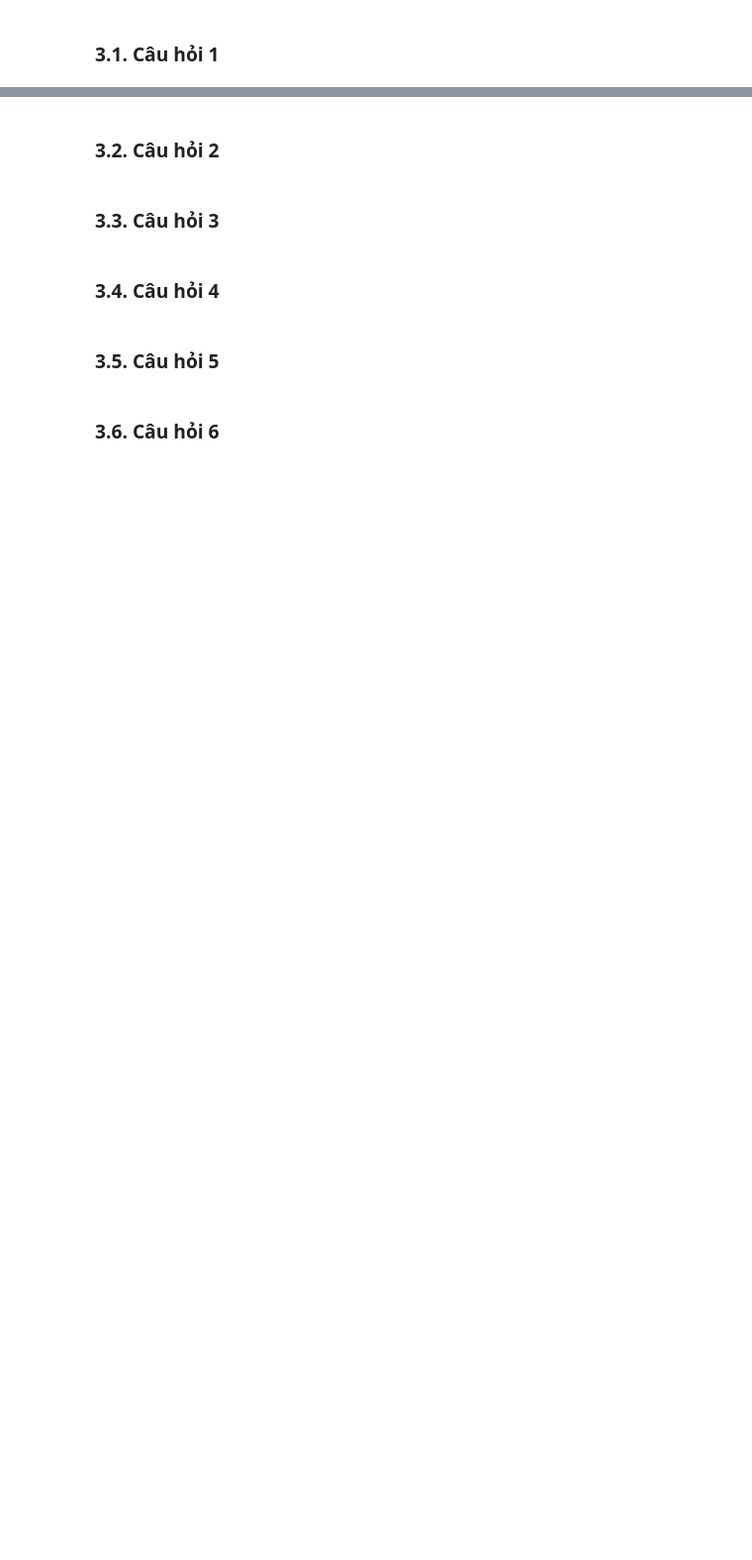
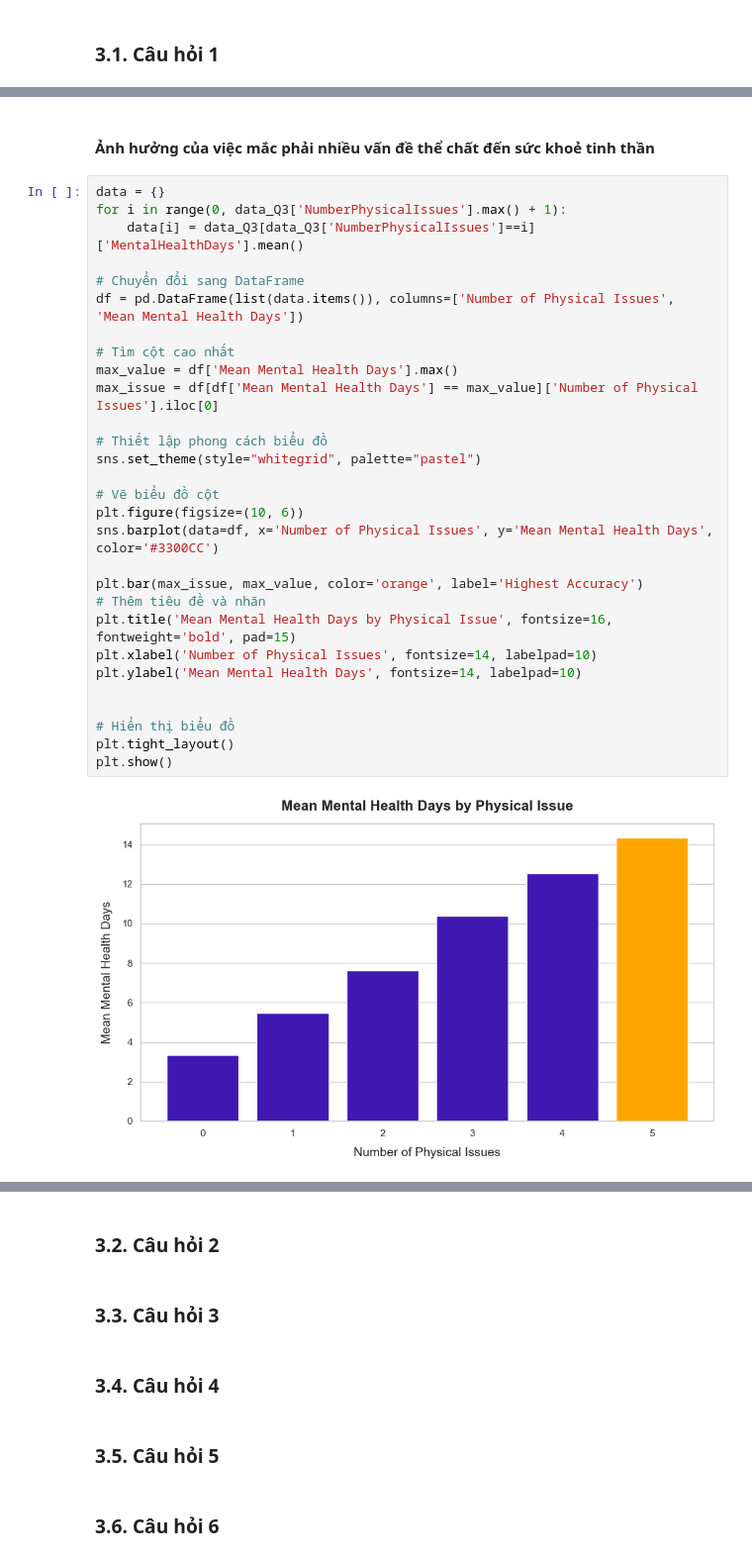
Before and after one commit to HoanggNguyen/LTKHDL_22-21, a Jupyter notebook: P4DS_Final_Project.ipynb, the cells around one changed output, grey strips where cells are left out. Shown at 99% size. Drawn from its saved outputs; the diff is of its cells as text; blank space fills up the shorter version.

```diff
--- a/P4DS_Final_Project.ipynb
+++ b/P4DS_Final_Project.ipynb
@@ -752,0 +855,33 @@ plot_distributions(data_heart, columns_to_plot)
+# %% [markdown]
+#### Ảnh hưởng của việc mắc phải nhiều vấn đề thể chất đến sức khoẻ tinh thần
+# %%
+data = {}
+for i in range(0, data_Q3['NumberPhysicalIssues'].max() + 1):
+    data[i] = data_Q3[data_Q3['NumberPhysicalIssues']==i]['MentalHealthDays'].mean()
+
+# Chuyển đổi sang DataFrame
+df = pd.DataFrame(list(data.items()), columns=['Number of Physical Issues', 'Mean Mental Health Days'])
+
+# Tìm cột cao nhất
+max_value = df['Mean Mental Health Days'].max()
+max_issue = df[df['Mean Mental Health Days'] == max_value]['Number of Physical Issues'].iloc[0]
+
+# Thiết lập phong cách biểu đồ
+sns.set_theme(style="whitegrid", palette="pastel")
+
+# Vẽ biểu đồ cột
+plt.figure(figsize=(10, 6))
+sns.barplot(data=df, x='Number of Physical Issues', y='Mean Mental Health Days', color='#3300CC')
+
+plt.bar(max_issue, max_value, color='orange', label='Highest Accuracy')
+# Thêm tiêu đề và nhãn
+plt.title('Mean Mental Health Days by Physical Issue', fontsize=16, fontweight='bold', pad=15)
+plt.xlabel('Number of Physical Issues', fontsize=14, labelpad=10)
+plt.ylabel('Mean Mental Health Days', fontsize=14, labelpad=10)
+
+
+# Hiển thị biểu đồ
+plt.tight_layout()
+plt.show()
+# %% [output]
+[figure, added]
```
Also changed, not shown: parts of 34 cells of this notebook, 1 other file.
